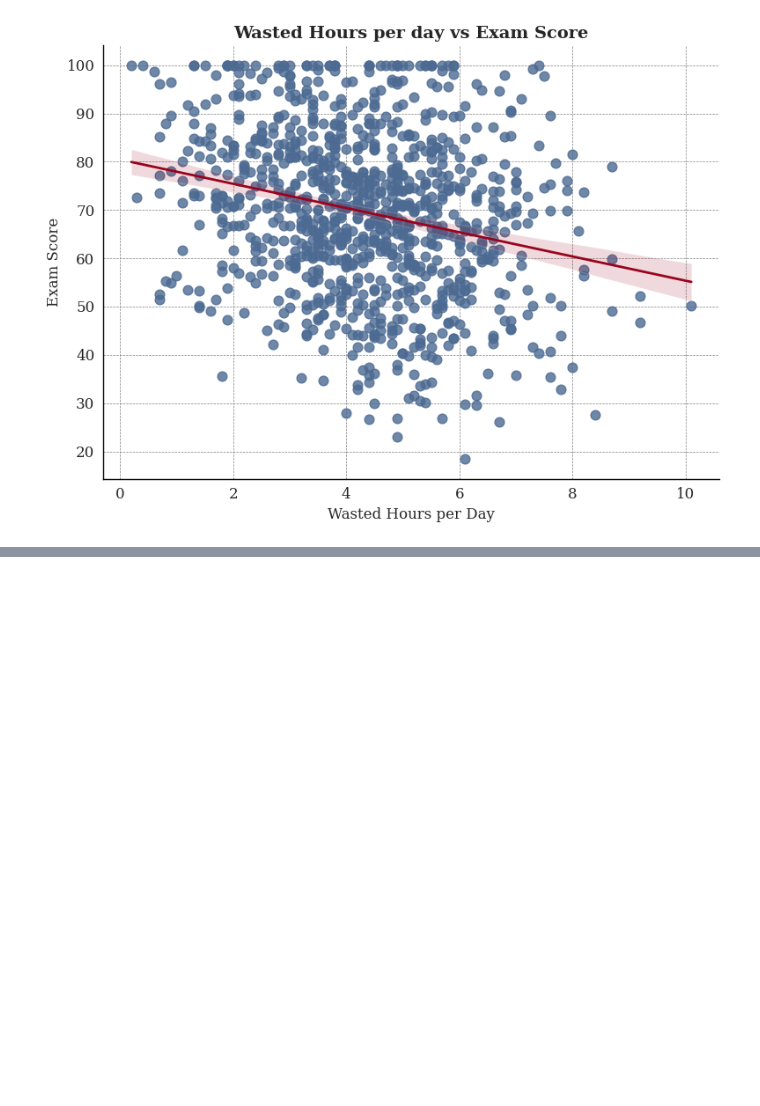
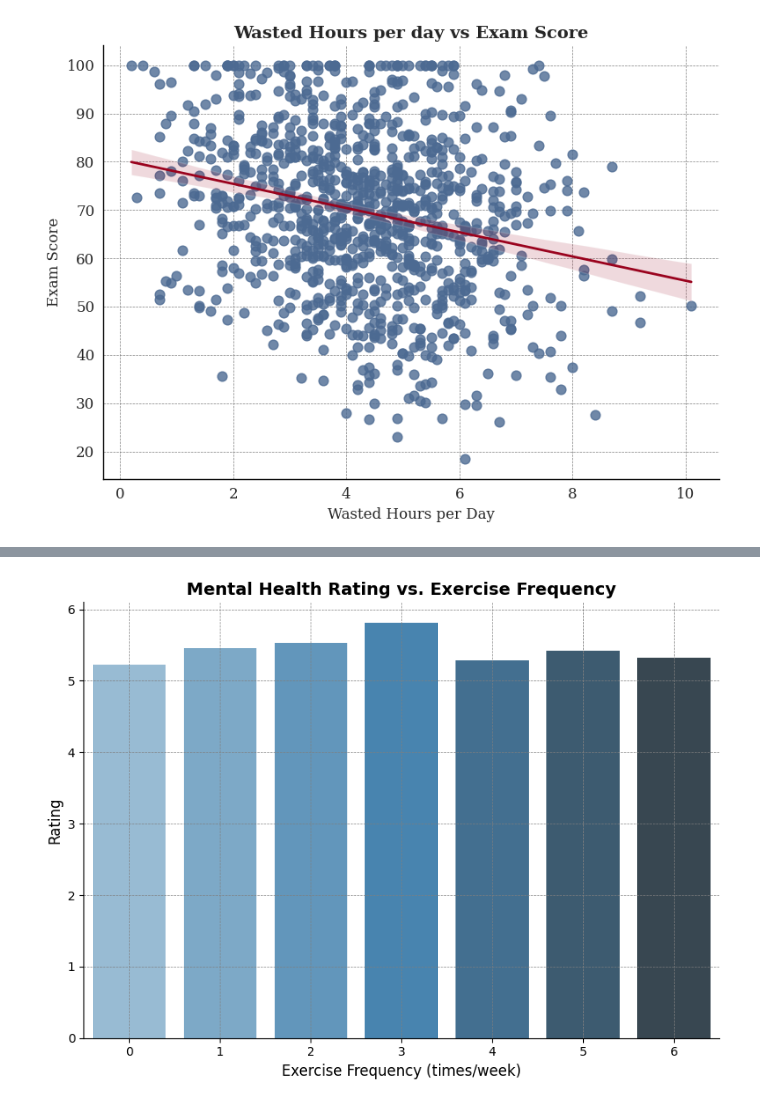
Before and after one commit to OmarAboElnaga/Students-Score-and-their-Habits, a Jupyter notebook: Students'_Scores_and_their_habits.ipynb, the cells around one changed output, grey strips where cells are left out. Saved outputs shown, nothing was run; the diff lists cells and outputs as text; code cells hidden in the pictures; blank space fills up the shorter version.

```diff
--- a/Students'_Scores_and_their_habits.ipynb
+++ b/Students'_Scores_and_their_habits.ipynb
@@ -931,0 +971,19 @@ plt.show()
+# %%
+avg_mental_health = df.groupby('exercise_frequency')['mental_health_rating'].mean().reset_index()
+
+plt.figure(figsize=(8, 6))
+sns.barplot(
+    data=avg_mental_health,
+    x='exercise_frequency',
+    y='mental_health_rating',
+    palette='Blues_d'
+)
+plt.title('Mental Health Rating vs. Exercise Frequency', weight='bold', fontsize=14)
+plt.xlabel('Exercise Frequency (times/week)', fontsize=12)
+plt.ylabel('Rating', fontsize=12)
+sns.despine()
+plt.grid(True, linestyle='--', linewidth=0.5, color='gray')
+plt.tight_layout()
+plt.show()
+# %% [output]
+[figure, added]
```
Also changed, not shown: parts of 5 cells of this notebook.
